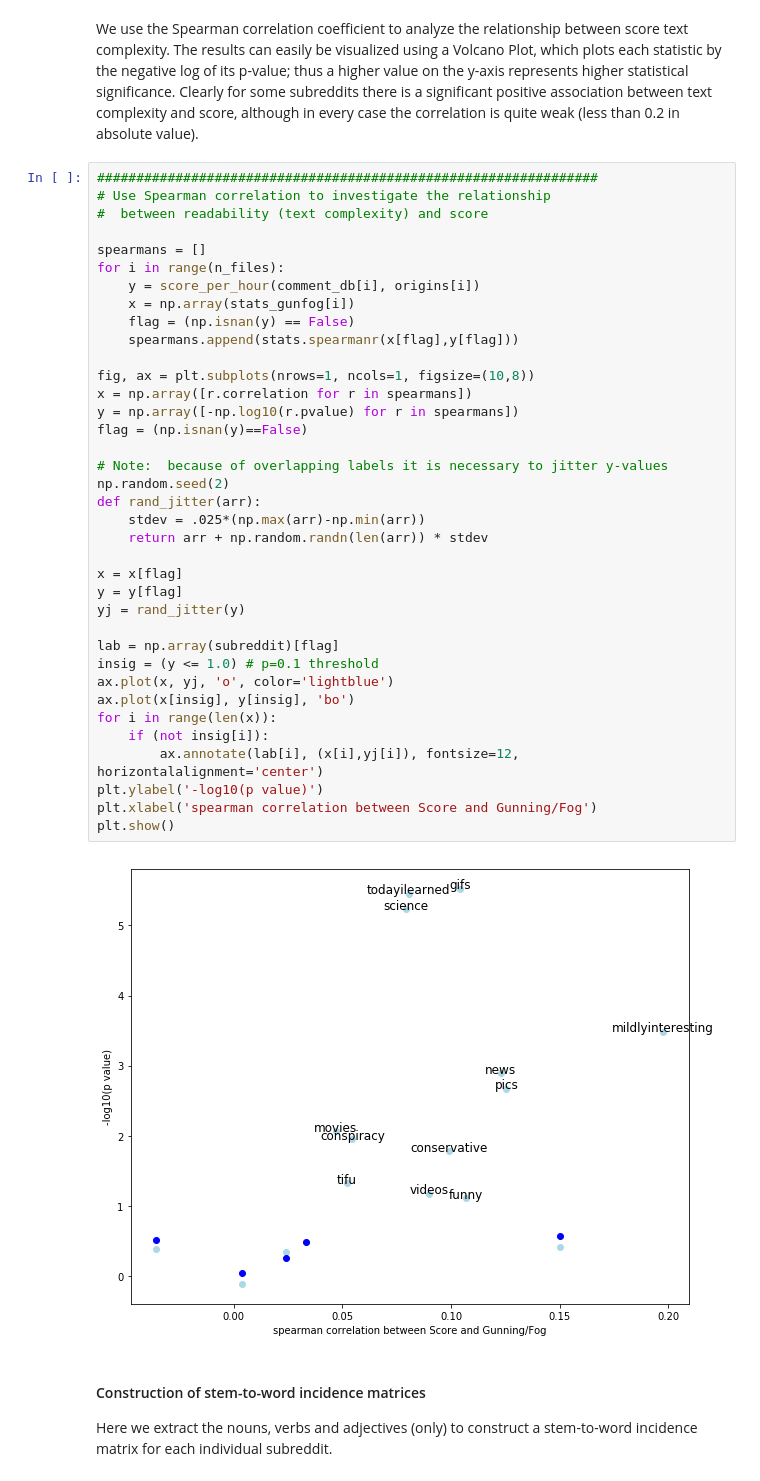
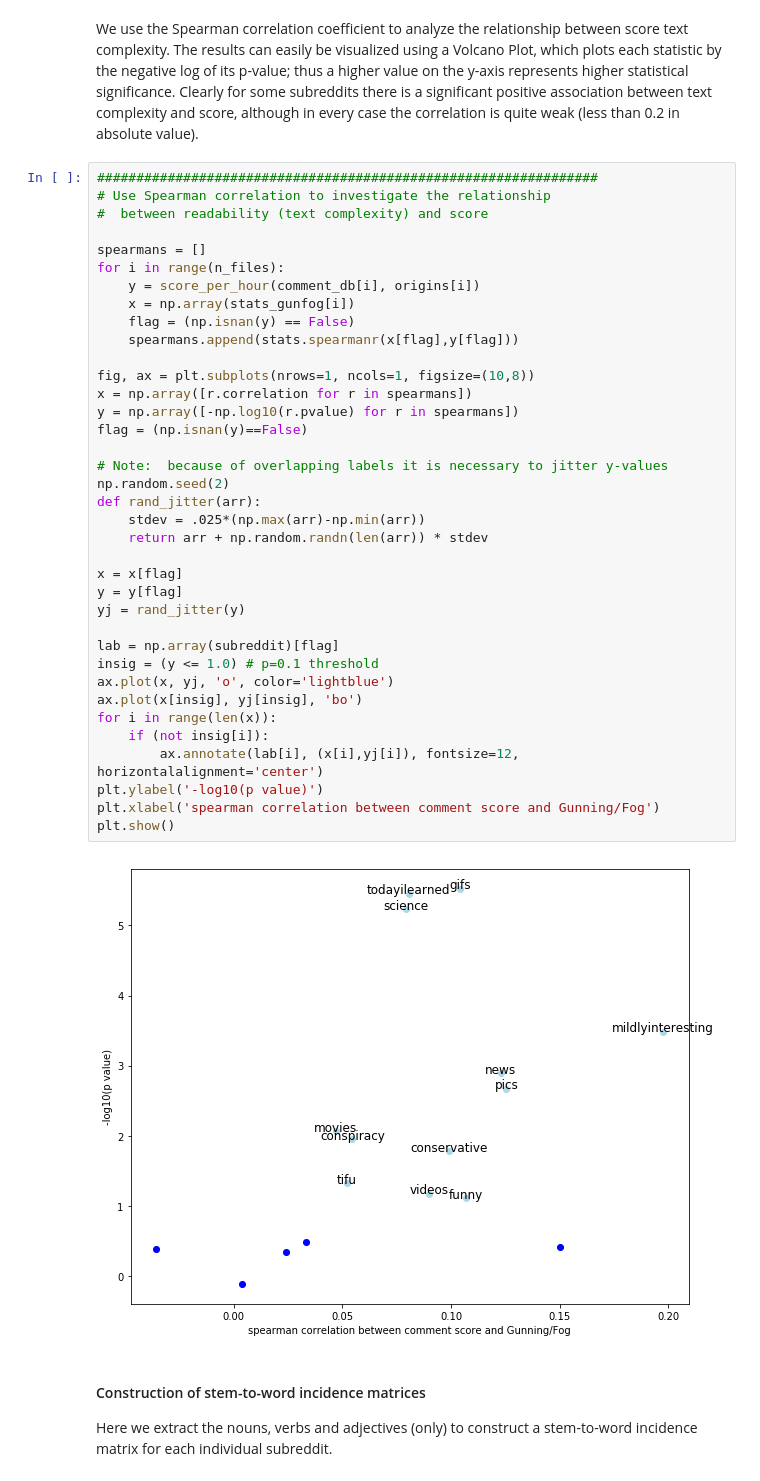
Before and after one commit to eahouseman/CommunityProjects-Misc, a Jupyter notebook: 190718-NLP-subreddits.ipynb, the cells around one changed output. Cells and saved outputs as stored; diff of their text form.

```diff
--- a/190718-NLP-subreddits.ipynb
+++ b/190718-NLP-subreddits.ipynb
@@ -386,36 +386,36 @@ spearmans = []
 for i in range(n_files):
     y = score_per_hour(comment_db[i], origins[i])
     x = np.array(stats_gunfog[i])
     flag = (np.isnan(y) == False)
     spearmans.append(stats.spearmanr(x[flag],y[flag]))
 
 fig, ax = plt.subplots(nrows=1, ncols=1, figsize=(10,8))
 x = np.array([r.correlation for r in spearmans])
 y = np.array([-np.log10(r.pvalue) for r in spearmans])
 flag = (np.isnan(y)==False)
 
 # Note:  because of overlapping labels it is necessary to jitter y-values
 np.random.seed(2)
 def rand_jitter(arr):
     stdev = .025*(np.max(arr)-np.min(arr))
     return arr + np.random.randn(len(arr)) * stdev
 
 x = x[flag]
 y = y[flag]
 yj = rand_jitter(y)
 
 lab = np.array(subreddit)[flag]
 insig = (y <= 1.0) # p=0.1 threshold
 ax.plot(x, yj, 'o', color='lightblue')
-ax.plot(x[insig], y[insig], 'bo')
+ax.plot(x[insig], yj[insig], 'bo')
 for i in range(len(x)):
     if (not insig[i]):
         ax.annotate(lab[i], (x[i],yj[i]), fontsize=12, horizontalalignment='center')
 plt.ylabel('-log10(p value)')
-plt.xlabel('spearman correlation between Score and Gunning/Fog')
+plt.xlabel('spearman correlation between comment score and Gunning/Fog')
 plt.show()
 # %% [output]
-[figure, old version]
+[figure, new version]
 # %% [markdown]
 <h4>Construction of stem-to-word incidence matrices</h4>
 
```
